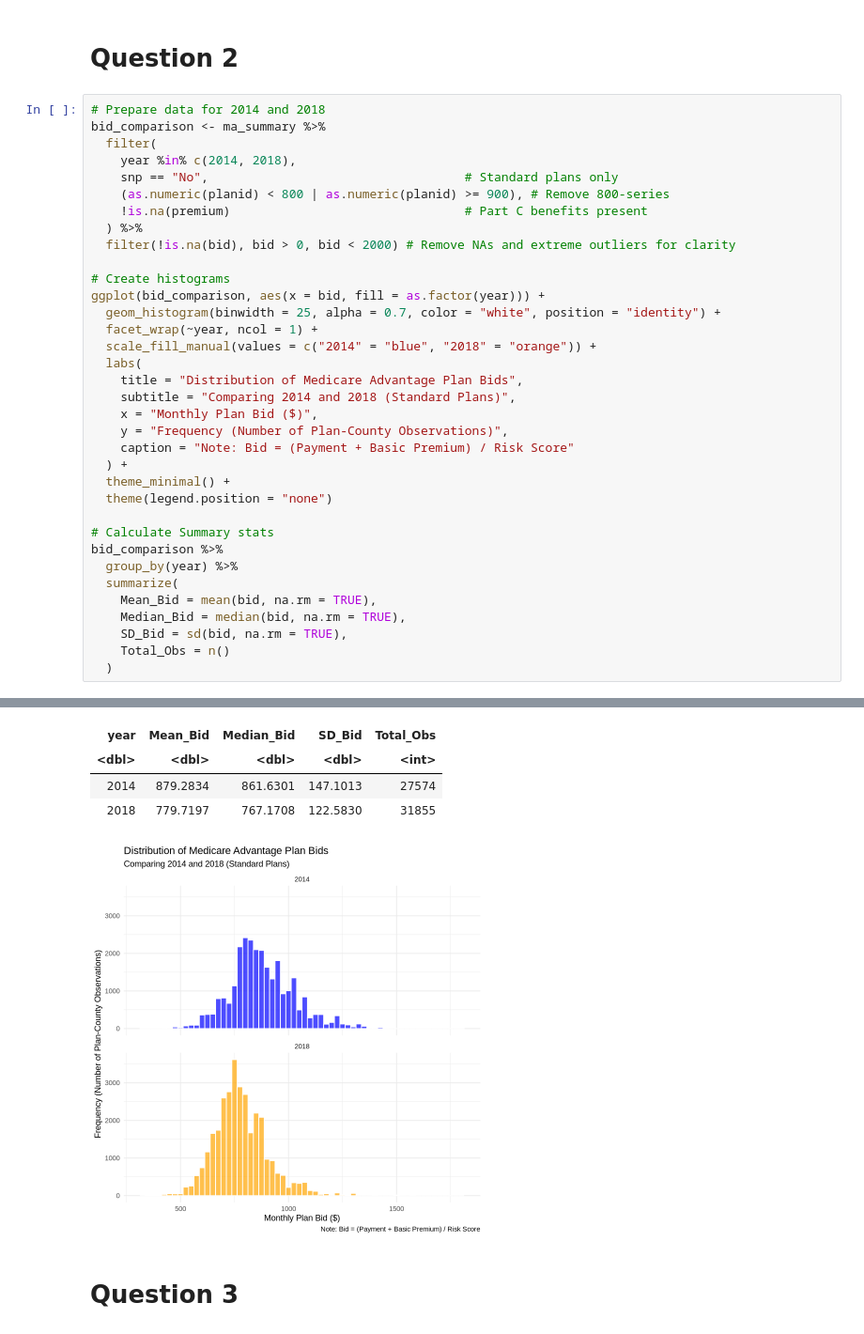
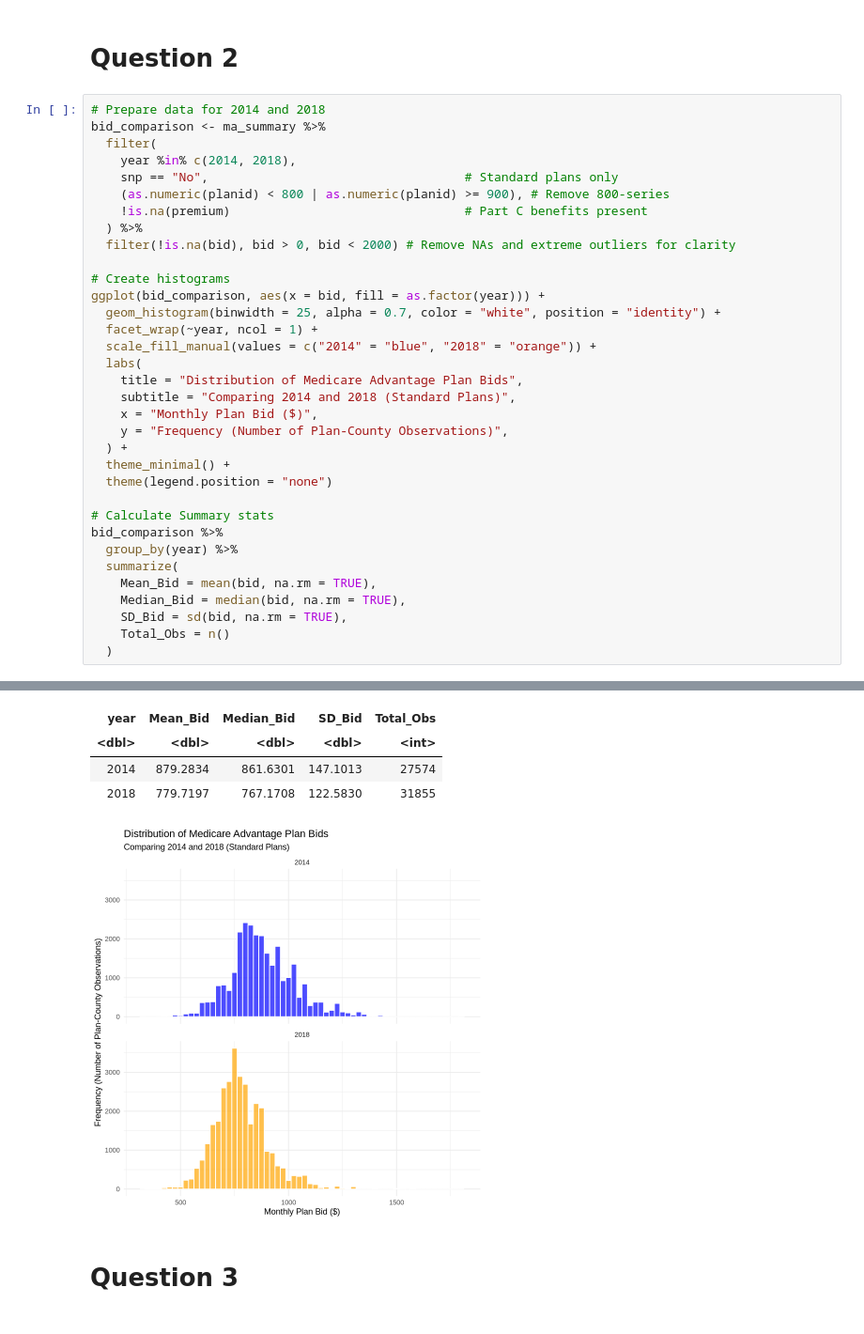
Before and after one commit to eugarco/hwk2, a Jupyter notebook: submission1/data-code-1.ipynb, the cells around one changed output, grey strips where cells are left out. Shown at 94% size. Drawn from its saved outputs; the diff is of its cells as text.

```diff
--- a/submission1/data-code-1.ipynb
+++ b/submission1/data-code-1.ipynb
@@ -58,35 +60,34 @@ bid_comparison <- ma_summary %>%
 
 # Create histograms
 ggplot(bid_comparison, aes(x = bid, fill = as.factor(year))) +
   geom_histogram(binwidth = 25, alpha = 0.7, color = "white", position = "identity") +
   facet_wrap(~year, ncol = 1) +
   scale_fill_manual(values = c("2014" = "blue", "2018" = "orange")) +
   labs(
     title = "Distribution of Medicare Advantage Plan Bids",
     subtitle = "Comparing 2014 and 2018 (Standard Plans)",
     x = "Monthly Plan Bid ($)",
     y = "Frequency (Number of Plan-County Observations)",
-    caption = "Note: Bid = (Payment + Basic Premium) / Risk Score"
   ) +
   theme_minimal() +
   theme(legend.position = "none")
 
 # Calculate Summary stats
 bid_comparison %>%
   group_by(year) %>%
   summarize(
     Mean_Bid = mean(bid, na.rm = TRUE),
     Median_Bid = median(bid, na.rm = TRUE),
     SD_Bid = sd(bid, na.rm = TRUE),
     Total_Obs = n()
   )
 # %% [output]
 A tibble: 2 × 5
 | year | Mean_Bid | Median_Bid | SD_Bid | Total_Obs |
 | <dbl> | <dbl> | <dbl> | <dbl> | <int> |
 | 2014 | 879.2834 | 861.6301 | 147.1013 | 27574 |
 | 2018 | 779.7197 | 767.1708 | 122.5830 | 31855 |
-[figure, old version]
+[figure, new version]
 # %% [markdown]
 # Question 3
 # %%
```
Also changed, not shown: parts of 9 cells of this notebook, 1 other file.
